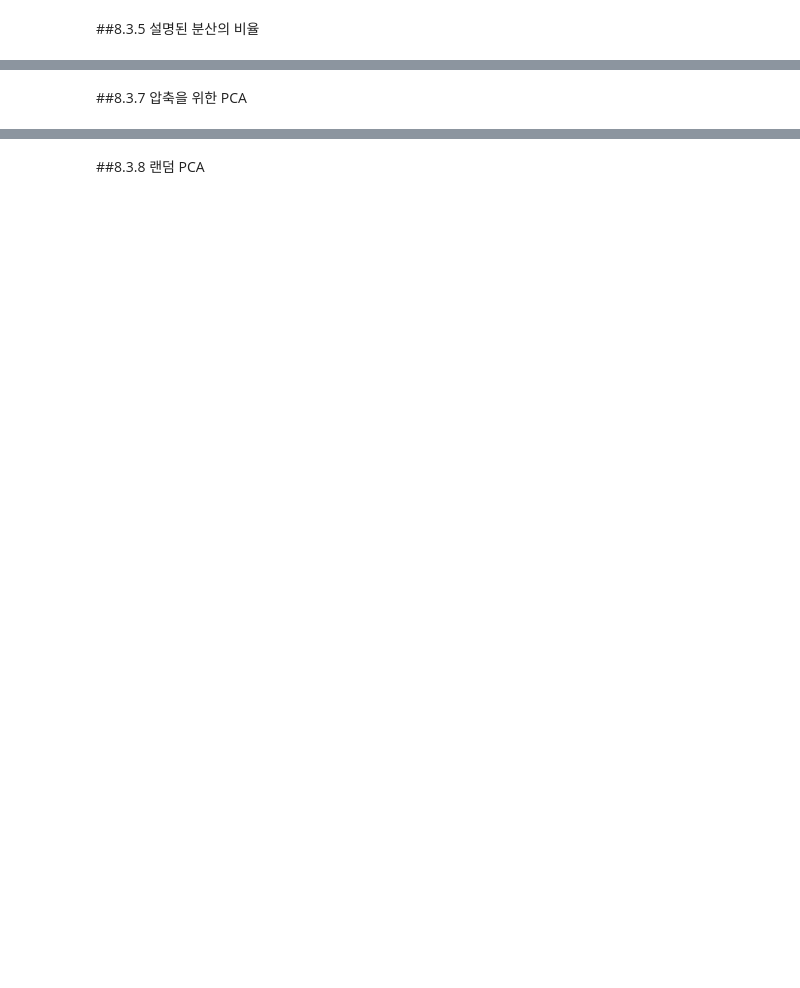
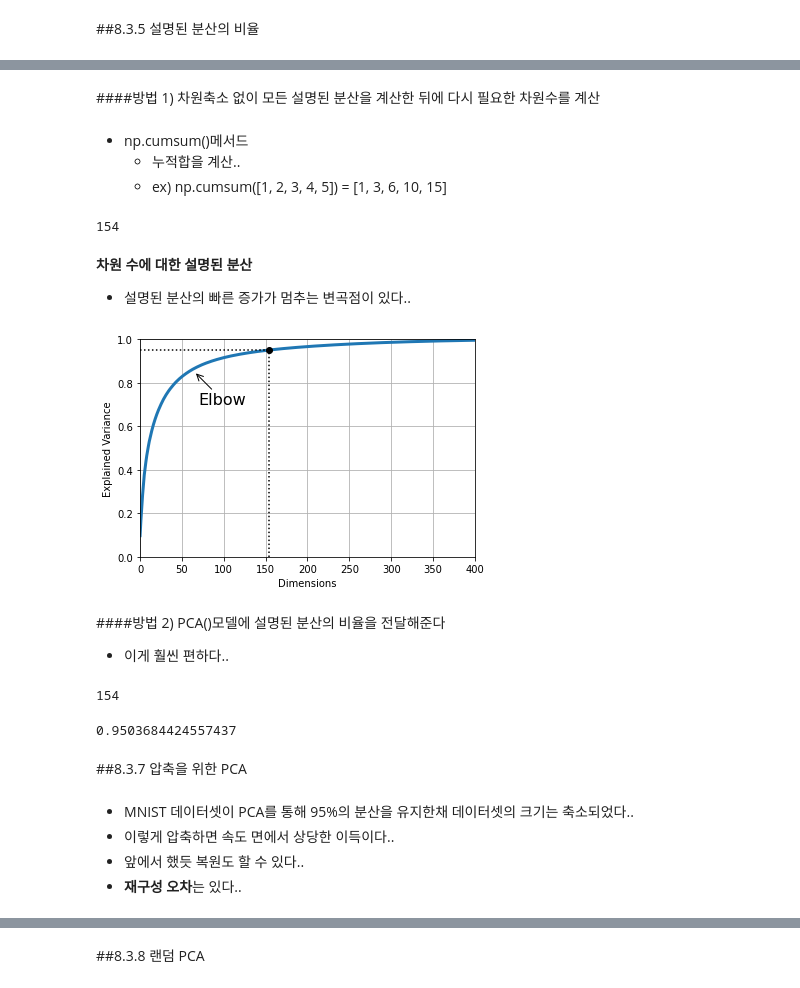
Before and after one commit to dong-tak123/BigAI, a Jupyter notebook: Hands_on_ML_2/Chapter8_차원_축소.ipynb, the cells around one changed output, grey strips where cells are left out. Drawn from its saved outputs; the diff is of its cells as text; code cells hidden in the pictures; blank space fills up the shorter version.

```diff
--- a/Hands_on_ML_2/Chapter8_차원_축소.ipynb
+++ b/Hands_on_ML_2/Chapter8_차원_축소.ipynb
@@ -226,0 +455,57 @@ plt.show()
+# %%
+#데이터 준비..
+
+from sklearn.datasets import fetch_openml
+
+mnist = fetch_openml('mnist_784', version=1, as_frame=False)
+mnist.target = mnist.target.astype(np.uint8)
+# %%
+from sklearn.model_selection import train_test_split
+
+X = mnist["data"]
+y = mnist["target"]
+
+X_train, X_test, y_train, y_test = train_test_split(X, y)
+# %% [markdown]
+####방법 1) 차원축소 없이 모든 설명된 분산을 계산한 뒤에 다시 필요한 차원수를 계산
+# %% [markdown]
+- np.cumsum()메서드
+    - 누적합을 계산..
+    - ex) np.cumsum([1, 2, 3, 4, 5]) = [1, 3, 6, 10, 15]
+# %%
+pca = PCA()
+pca.fit(X_train)
+
+#누적비율 계산
+cumsum = np.cumsum(pca.explained_variance_ratio_)
+d = np.argmax(cumsum >= 0.95) + 1
+
+print(d)
+# %% [output]
+154
+# %% [markdown]
+**차원 수에 대한 설명된 분산**
+
+- 설명된 분산의 빠른 증가가 멈추는 변곡점이 있다..
+# %%
+plt.figure(figsize=(6,4))
+
+#누적합을 그래프로..
+plt.plot(cumsum, linewidth=3)
+plt.axis([0, 400, 0, 1])
+plt.xlabel("Dimensions")
+plt.ylabel("Explained Variance")
+plt.plot([d, d], [0, 0.95], "k:")
+plt.plot([0, d], [0.95, 0.95], "k:")
+plt.plot(d, 0.95, "ko")
+plt.annotate("Elbow", xy=(65, 0.85), xytext=(70, 0.7),
+             arrowprops=dict(arrowstyle="->"), fontsize=16)
+plt.grid(True)
+
+plt.show()
+# %% [output]
+[figure, added]
+# %% [markdown]
+####방법 2) PCA()모델에 설명된 분산의 비율을 전달해준다
+
+- 이게 훨씬 편하다..
@@ -227,2 +517,19 @@ plt.show()
+# %%
+#뽑힌 차원수..
+
+pca.n_components_
+# %% [output]
+154
+# %%
+#설명된 분산의 합..
+
+np.sum(pca.explained_variance_ratio_)
+# %% [output]
+0.9503684424557437
 # %% [markdown]
 ##8.3.7 압축을 위한 PCA
+# %% [markdown]
+- MNIST 데이터셋이 PCA를 통해 95%의 분산을 유지한채 데이터셋의 크기는 축소되었다..
+- 이렇게 압축하면 속도 면에서 상당한 이득이다..
+- 앞에서 했듯 복원도 할 수 있다..
+- **재구성 오차**는 있다..
```
Also changed, not shown: parts of 58 cells of this notebook.
